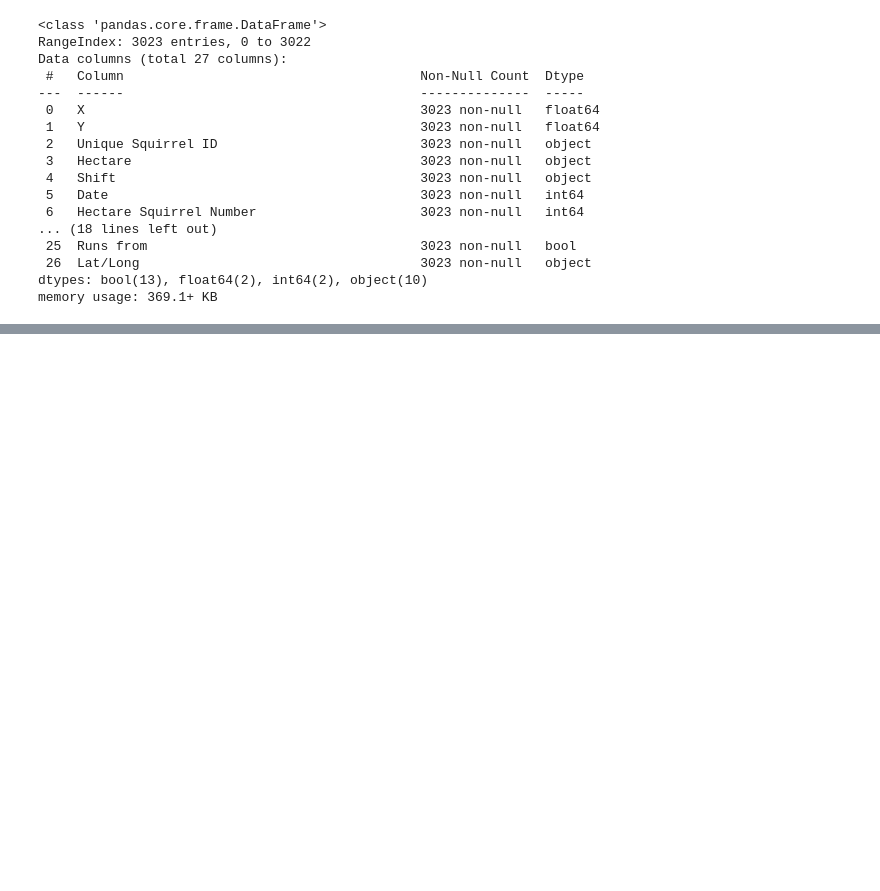
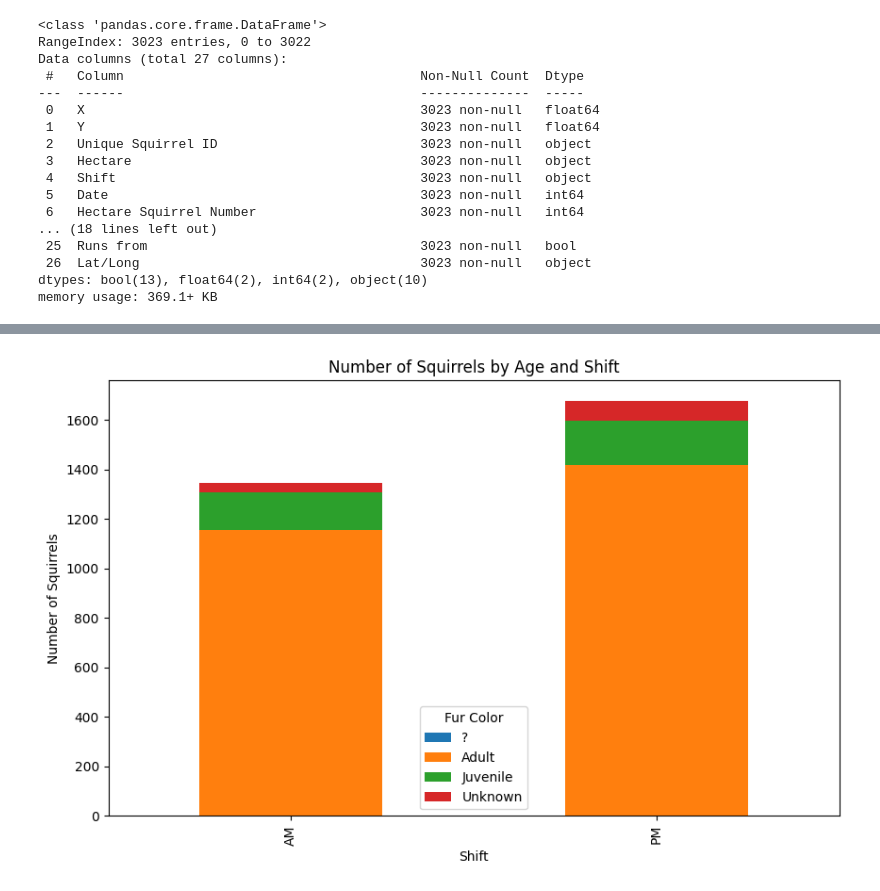
Before and after one commit to remi3333/DSPR_Research_Wildlife, a Jupyter notebook: WildlifeResearch.ipynb, the cells around one changed output, grey strips where cells are left out. Cells and saved outputs as stored; diff of their text form; code cells hidden in the pictures; blank space fills up the shorter version.

```diff
--- a/WildlifeResearch.ipynb
+++ b/WildlifeResearch.ipynb
@@ -204,0 +231,11 @@ memory usage: 369.1+ KB
+# %%
+#Based on time what was the average Age was active
+furtype_by_time = squirrel_df.groupby('Shift')['Age'].value_counts().unstack().fillna(0)
+furtype_by_time.plot(kind= 'bar', stacked=True, figsize=(10, 6))
+plt.xlabel('Shift')
+plt.ylabel('Number of Squirrels')
+plt.title('Number of Squirrels by Age and Shift')
+plt.legend(title='Fur Color')
+plt.show()
+# %% [output]
+[figure, added]
```
Also changed, not shown: parts of 14 cells of this notebook.
